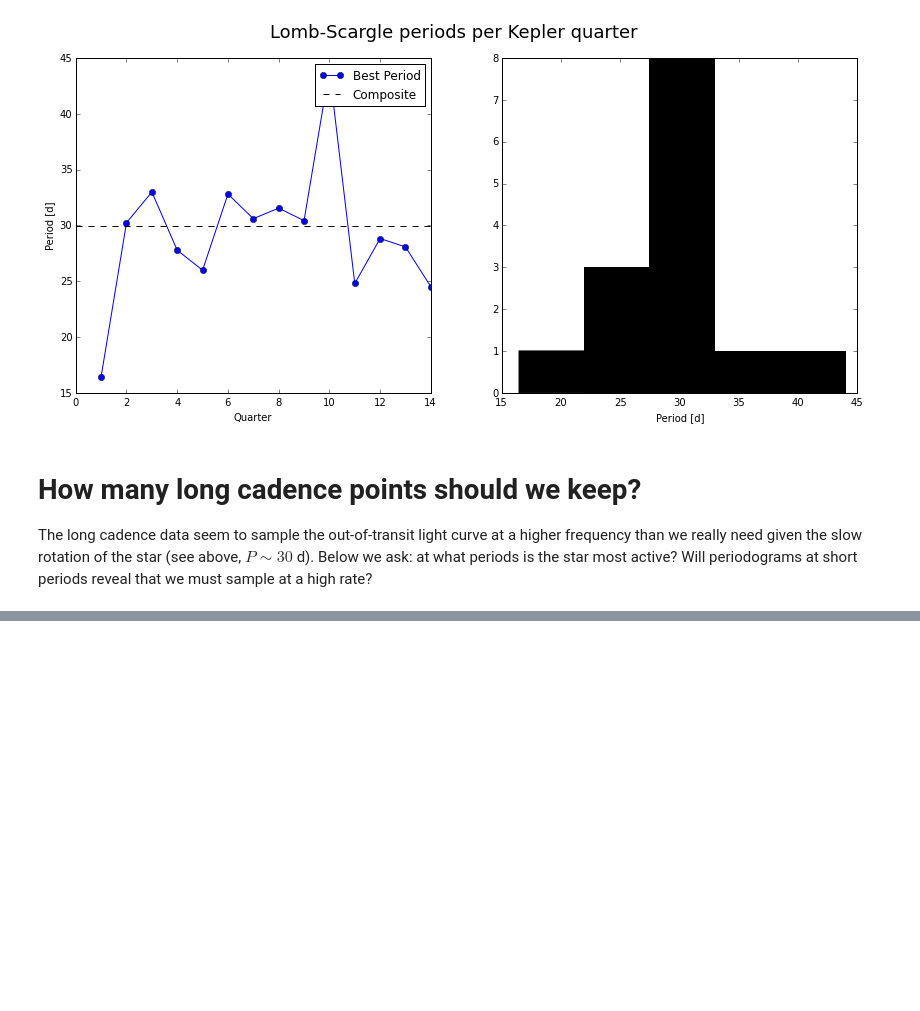
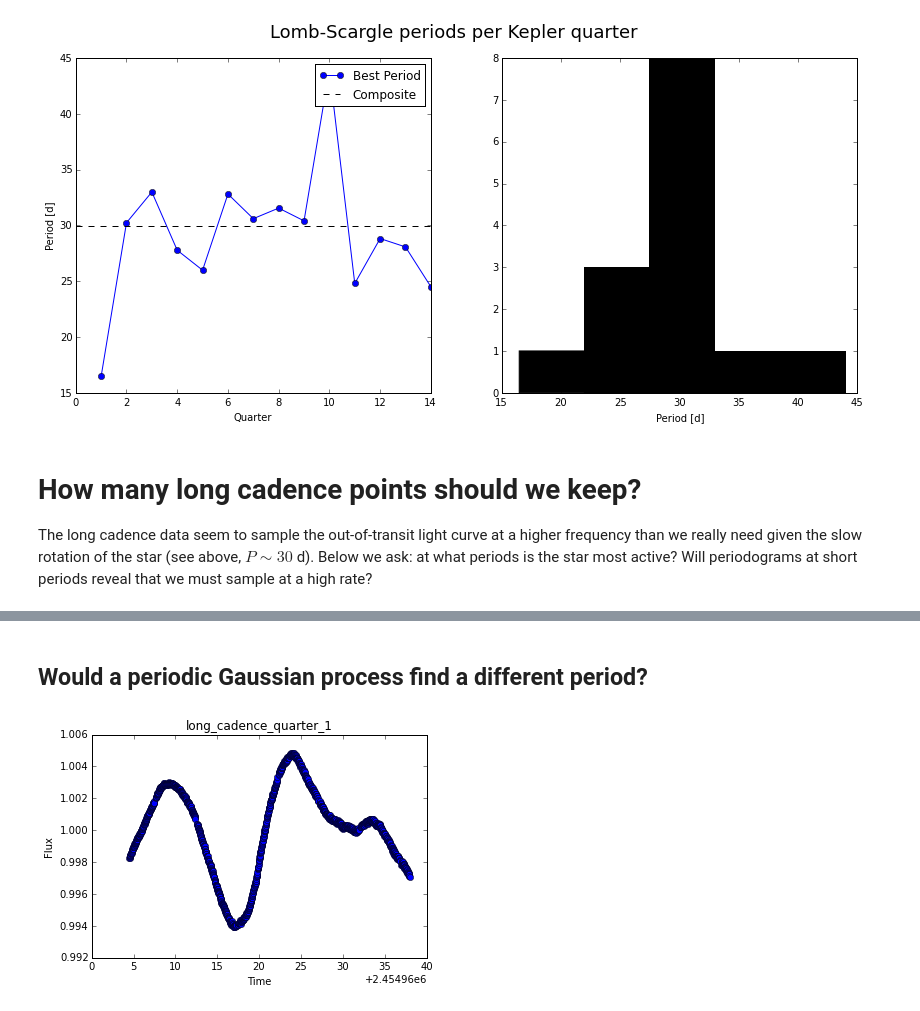
Before and after one commit to bmorris3/hat-11, a Jupyter notebook: data/periodogram.ipynb, the cells around one changed output, grey strips where cells are left out. Saved outputs shown, nothing was run; the diff lists cells and outputs as text; code cells hidden in the pictures; blank space fills up the shorter version.

```diff
--- a/data/periodogram.ipynb
+++ b/data/periodogram.ipynb
@@ -185,0 +186,10 @@ plt.show()
+# %% [markdown]
+## Would a periodic Gaussian process find a different period?
+# %%
+#for i, quarter in enumerate(available_quarters):
+#    lc = long_cadence.get_quarter(quarter)
+#    lc.plot()
+q1 = long_cadence.get_quarter(1)
+q1.plot()
+# %% [output]
+[figure, added]
```
Also changed, not shown: parts of 19 cells of this notebook, 18 other files.
